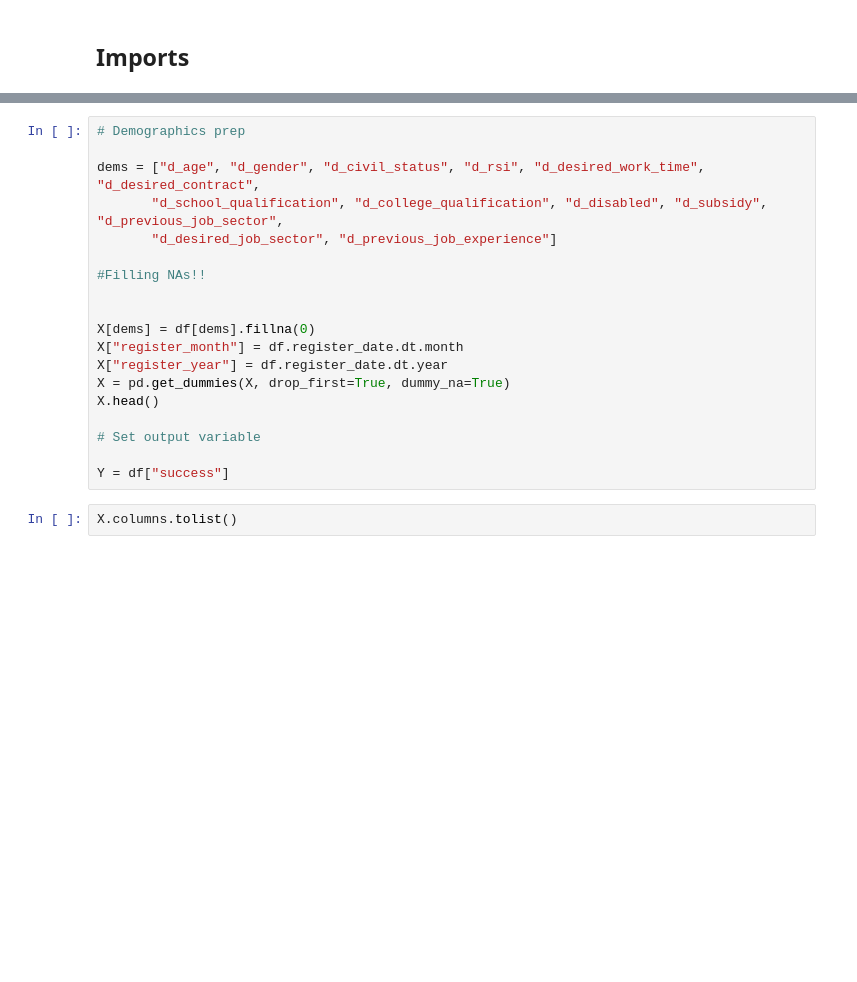
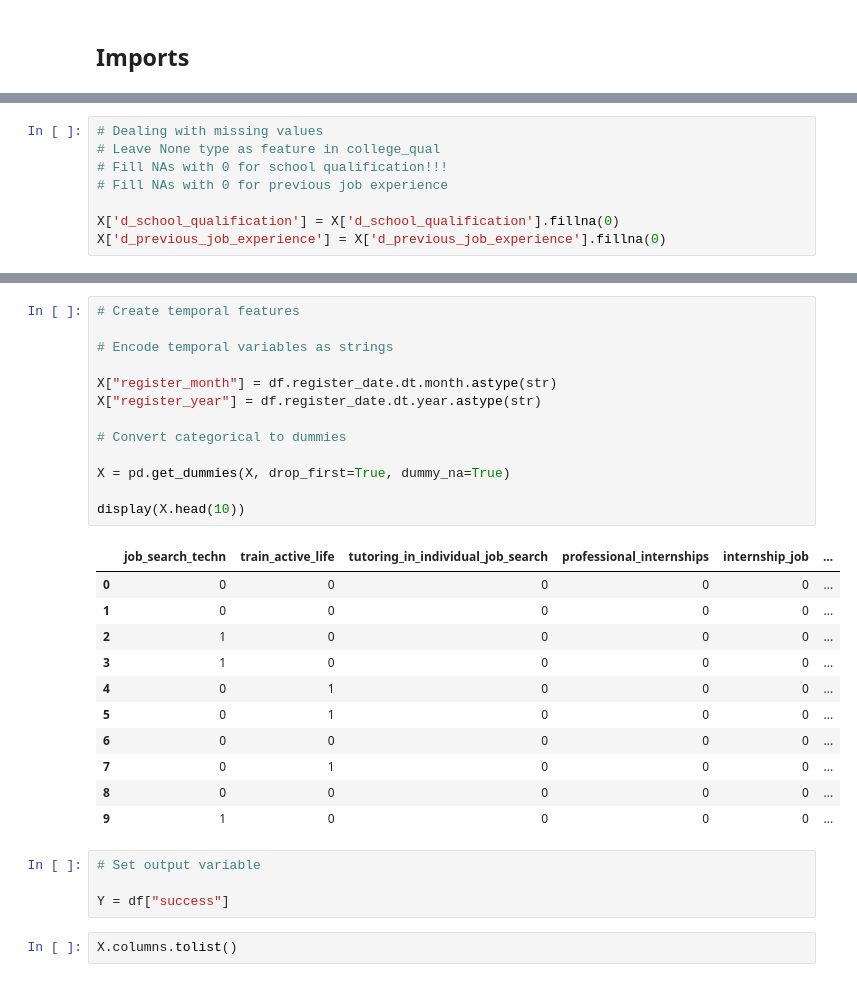
Before and after one commit to dssg/IEFP-RecSys_public, a Jupyter notebook: notebooks/06-Modelling-Scikit-Grid.ipynb, the cells around one changed output, grey strips where cells are left out. Saved outputs shown, nothing was run; the diff lists cells and outputs as text; blank space fills up the shorter version.

```diff
--- a/notebooks/06-Modelling-Scikit-Grid.ipynb
+++ b/notebooks/06-Modelling-Scikit-Grid.ipynb
@@ -61,0 +117,8 @@ len(X.columns.tolist())
+# %%
+# Dealing with missing values
+# Leave None type as feature in college_qual
+# Fill NAs with 0 for school qualification!!!
+# Fill NAs with 0 for previous job experience
+
+X['d_school_qualification'] = X['d_school_qualification'].fillna(0)
+X['d_previous_job_experience'] = X['d_previous_job_experience'].fillna(0)
@@ -62,22 +145,32 @@ len(X.columns.tolist())
 # %%
-# Demographics prep
+# Create temporal features
 
-dems = ["d_age", "d_gender", "d_civil_status", "d_rsi", "d_desired_work_time", "d_desired_contract",
-       "d_school_qualification", "d_college_qualification", "d_disabled", "d_subsidy", "d_previous_job_sector",
-       "d_desired_job_sector", "d_previous_job_experience"]
+# Encode temporal variables as strings
 
-#Filling NAs!!
+X["register_month"] = df.register_date.dt.month.astype(str)
+X["register_year"] = df.register_date.dt.year.astype(str)
 
+# Convert categorical to dummies
 
-X[dems] = df[dems].fillna(0)
-X["register_month"] = df.register_date.dt.month
-X["register_year"] = df.register_date.dt.year
 X = pd.get_dummies(X, drop_first=True, dummy_na=True)
-X.head()
 
-# Set output variable
-
-Y = df["success"]
+display(X.head(10))
+# %% [output]
+|  | job_search_techn | train_active_life | tutoring_in_individual_job_search | professional_internships | internship_job | ... |
+| 0 | 0 | 0 | 0 | 0 | 0 | ... |
+| 1 | 0 | 0 | 0 | 0 | 0 | ... |
+| 2 | 1 | 0 | 0 | 0 | 0 | ... |
+| 3 | 1 | 0 | 0 | 0 | 0 | ... |
+| 4 | 0 | 1 | 0 | 0 | 0 | ... |
+| 5 | 0 | 1 | 0 | 0 | 0 | ... |
+| 6 | 0 | 0 | 0 | 0 | 0 | ... |
+| 7 | 0 | 1 | 0 | 0 | 0 | ... |
+| 8 | 0 | 0 | 0 | 0 | 0 | ... |
+| 9 | 1 | 0 | 0 | 0 | 0 | ... |
+# %%
+# Set output variable
+
+Y = df["success"]
 # %%
 X.columns.tolist()
 # %%
```
Also changed, not shown: parts of 12 cells of this notebook.
